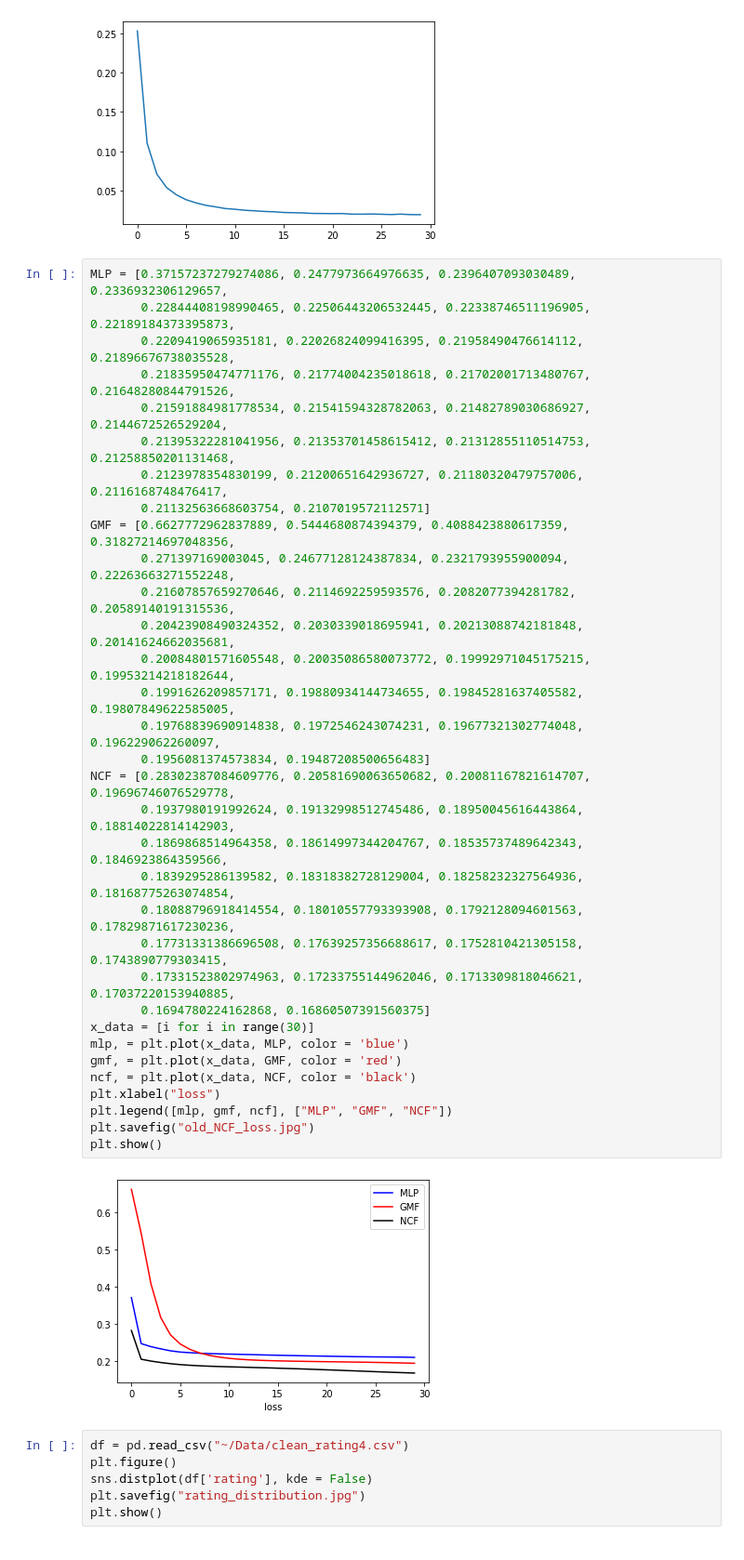
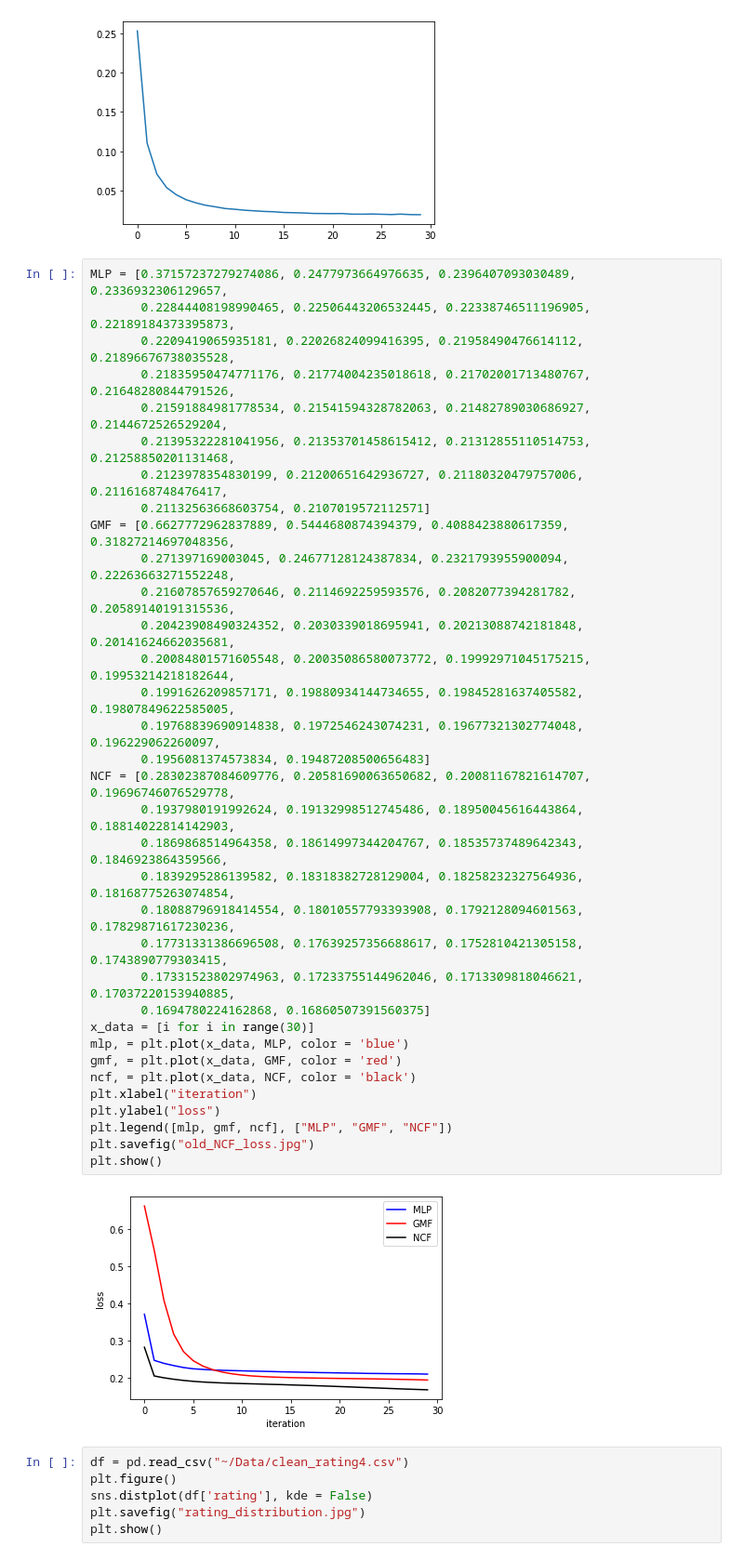
Before and after one commit to DruryXu/SCUthesis, a Jupyter notebook: data_analysis/data_analysis.ipynb, the cells around one changed output. Shown at 93% size. Saved outputs shown, nothing was run; the diff lists cells and outputs as text.

```diff
--- a/data_analysis/data_analysis.ipynb
+++ b/data_analysis/data_analysis.ipynb
@@ -42,35 +43,36 @@ MLP = [0.37157237279274086, 0.2477973664976635, 0.2396407093030489, 0.2336932306
        0.2209419065935181, 0.22026824099416395, 0.21958490476614112, 0.21896676738035528,
        0.21835950474771176, 0.21774004235018618, 0.21702001713480767, 0.21648280844791526,
        0.21591884981778534, 0.21541594328782063, 0.21482789030686927, 0.2144672526529204,
        0.21395322281041956, 0.21353701458615412, 0.21312855110514753, 0.21258850201131468,
        0.2123978354830199, 0.21200651642936727, 0.21180320479757006, 0.2116168748476417,
        0.21132563668603754, 0.2107019572112571]
 GMF = [0.6627772962837889, 0.5444680874394379, 0.4088423880617359, 0.31827214697048356,
        0.271397169003045, 0.24677128124387834, 0.2321793955900094, 0.22263663271552248,
        0.21607857659270646, 0.2114692259593576, 0.2082077394281782, 0.20589140191315536,
        0.20423908490324352, 0.2030339018695941, 0.20213088742181848, 0.20141624662035681,
        0.20084801571605548, 0.20035086580073772, 0.19992971045175215, 0.19953214218182644,
        0.1991626209857171, 0.19880934144734655, 0.19845281637405582, 0.19807849622585005,
        0.19768839690914838, 0.1972546243074231, 0.19677321302774048, 0.196229062260097,
        0.1956081374573834, 0.19487208500656483]
 NCF = [0.28302387084609776, 0.20581690063650682, 0.20081167821614707, 0.19696746076529778,
        0.1937980191992624, 0.19132998512745486, 0.18950045616443864, 0.18814022814142903,
        0.1869868514964358, 0.18614997344204767, 0.18535737489642343, 0.1846923864359566,
        0.1839295286139582, 0.18318382728129004, 0.18258232327564936, 0.18168775263074854,
        0.18088796918414554, 0.18010557793393908, 0.1792128094601563, 0.17829871617230236,
        0.17731331386696508, 0.17639257356688617, 0.1752810421305158, 0.1743890779303415,
        0.17331523802974963, 0.17233755144962046, 0.1713309818046621, 0.17037220153940885,
        0.1694780224162868, 0.16860507391560375]
 x_data = [i for i in range(30)]
 mlp, = plt.plot(x_data, MLP, color = 'blue')
 gmf, = plt.plot(x_data, GMF, color = 'red')
 ncf, = plt.plot(x_data, NCF, color = 'black')
-plt.xlabel("loss")
+plt.xlabel("iteration")
+plt.ylabel("loss")
 plt.legend([mlp, gmf, ncf], ["MLP", "GMF", "NCF"])
 plt.savefig("old_NCF_loss.jpg")
 plt.show()
 # %% [output]
-[figure, old version]
+[figure, new version]
 # %%
 df = pd.read_csv("~/Data/clean_rating4.csv")
 plt.figure()
```
Also changed, not shown: parts of 2 cells of this notebook, 12 other files.
